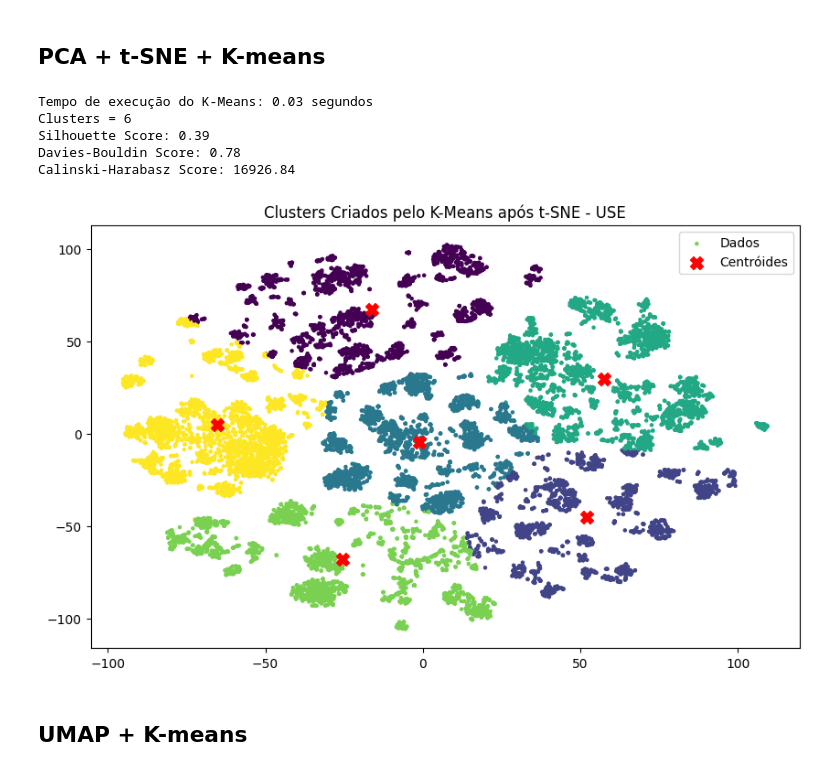
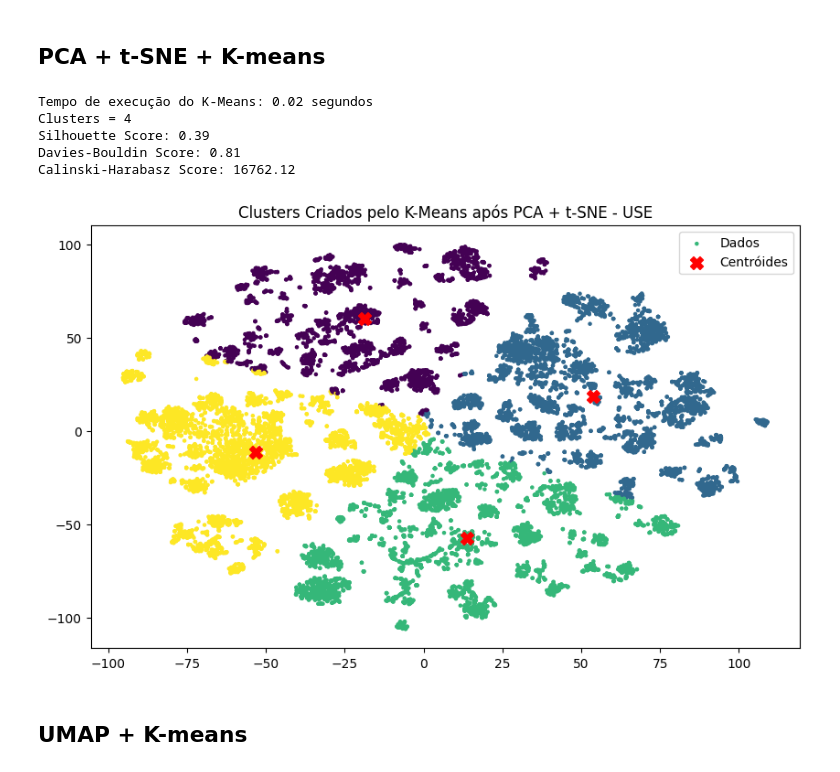
Before and after one commit to aqcorreia/PPCA-MD-Trabalho, a Jupyter notebook: 05_1_Clustering_USE.ipynb, the cells around one changed output. Drawn from its saved outputs; the diff is of its cells as text; code cells hidden in the pictures.

```diff
--- a/05_1_Clustering_USE.ipynb
+++ b/05_1_Clustering_USE.ipynb
@@ -106,7 +107,7 @@ Tempo para redução dimensional (PCA): 0.24 segundos
 start_time = time.time()
 
 # Extrair os embeddings da coluna 'USE_Embeddings' para um array NumPy
-embeddings = np.vstack(df_portarias_mgi[f'{varEmbedding}_Embeddings'])
+embeddings = np.vstack(df_portarias_mgi[f'{varEmbedding}_Embeddings{varEmbeddingCol}'])
 extraction_time = time.time() - start_time
 print(f"Tempo para extrair os embeddings: {extraction_time:.2f} segundos")
 
@@ -165,7 +166,7 @@ Tempo para redução dimensional (KPCA): 11.16 segundos
 start_time = time.time()
 
 # Extrair os embeddings da coluna 'USE_Embeddings' para um array NumPy
-embeddings = np.vstack(df_portarias_mgi[f'{varEmbedding}_Embeddings'])
+embeddings = np.vstack(df_portarias_mgi[f'{varEmbedding}_Embeddings{varEmbeddingCol}'])
 extraction_time = time.time() - start_time
 print(f"Tempo para extrair os embeddings: {extraction_time:.2f} segundos")
 
@@ -274,40 +275,40 @@ Calinski-Harabasz Score: 16893.09
 start_time = time.time()
 
 # Aplicar K-Means nos dados reduzidos
-n_clusters = 6  # Definir o número de clusters
+n_clusters = 4  # Definir o número de clusters
 kmeans = KMeans(n_clusters=n_clusters, random_state=42)
 kmeans.fit(embeddings_pca_tsne)
 
 execution_time = time.time() - start_time
 print(f"Tempo de execução do K-Means: {execution_time:.2f} segundos")
 print(f'Clusters = {n_clusters}')
 
 # Validar a clusterização com métricas não supervisionadas
 silhouette_avg = silhouette_score(embeddings_pca_tsne, kmeans.labels_)
 davies_bouldin = davies_bouldin_score(embeddings_pca_tsne, kmeans.labels_)
 calinski_harabasz = calinski_harabasz_score(embeddings_pca_tsne, kmeans.labels_)
 
 print(f"Silhouette Score: {silhouette_avg:.2f}")
 print(f"Davies-Bouldin Score: {davies_bouldin:.2f}")
 print(f"Calinski-Harabasz Score: {calinski_harabasz:.2f}")
 
 # Obter os clusters
 df_portarias_mgi['Cluster'] = kmeans.labels_
 
 # Visualizar os clusters
 plt.figure(figsize=(10, 6))
 plt.scatter(embeddings_pca_tsne[:, 0], embeddings_pca_tsne[:, 1], c=kmeans.labels_, cmap='viridis', s=5, label='Dados')
 plt.scatter(kmeans.cluster_centers_[:, 0], kmeans.cluster_centers_[:, 1], c='red', s=100, marker='X', label='Centróides')
-plt.title(f'Clusters Criados pelo K-Means após t-SNE - {varEmbedding}')
+plt.title(f'Clusters Criados pelo K-Means após PCA + t-SNE - {varEmbedding}')
 plt.legend()
 plt.show()
 # %% [output]
-Tempo de execução do K-Means: 0.03 segundos
-Clusters = 6
+Tempo de execução do K-Means: 0.02 segundos
+Clusters = 4
 Silhouette Score: 0.39
-Davies-Bouldin Score: 0.78
-Calinski-Harabasz Score: 16926.84
+Davies-Bouldin Score: 0.81
+Calinski-Harabasz Score: 16762.12
-[figure, old version]
+[figure, new version]
 # %% [markdown]
 ## UMAP + K-means
 # %%
```
Also changed, not shown: parts of 18 cells of this notebook, 4 other files.
